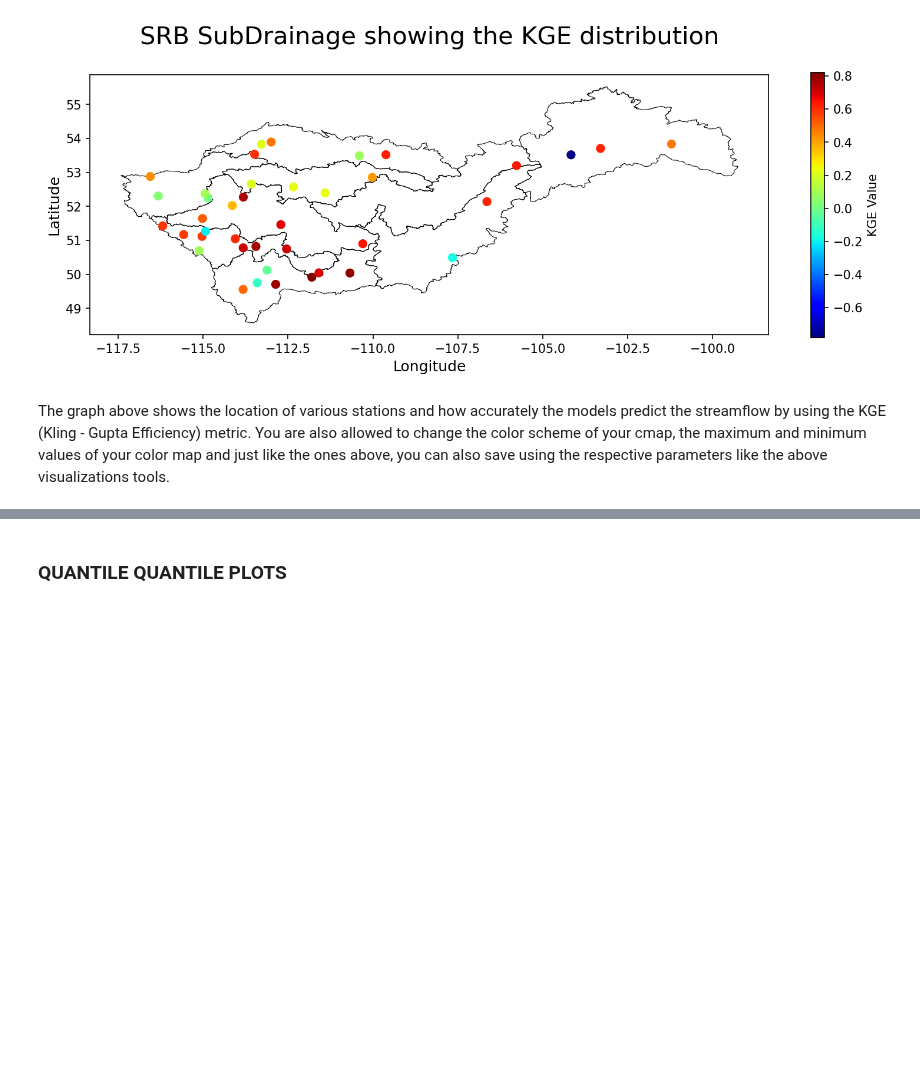
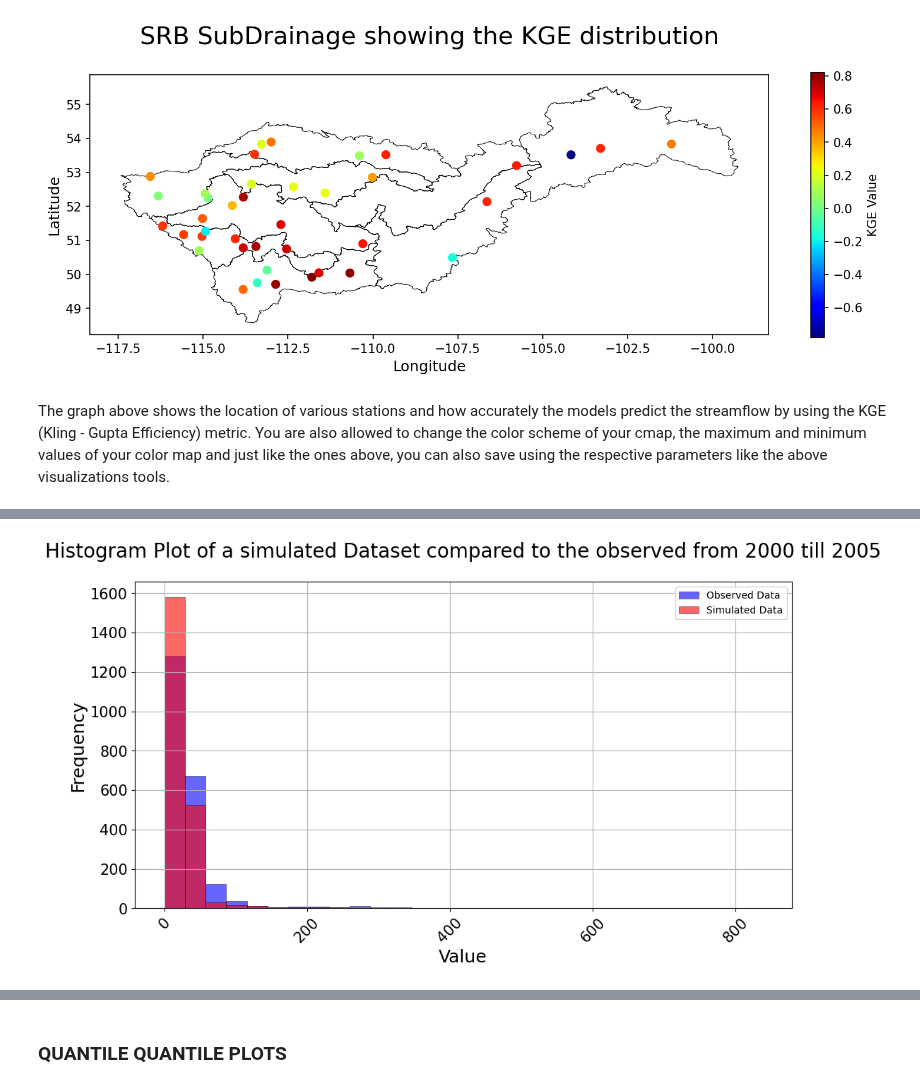
Before and after one commit to UchechukwuUdenze/NHS_PostProcessing, a Jupyter notebook: docs/source/notebooks/tutorial-visualizations.ipynb, the cells around one changed output, grey strips where cells are left out. Saved outputs shown, nothing was run; the diff lists cells and outputs as text; code cells hidden in the pictures; blank space fills up the shorter version.

Commit message:
Added the histogram plot example to the visualization tutorials

```diff
--- a/docs/source/notebooks/tutorial-visualizations.ipynb
+++ b/docs/source/notebooks/tutorial-visualizations.ipynb
@@ -258,0 +264,8 @@ The graph above shows the location of various stations and how accurately the mo
+# %%
+visuals.histogram(
+    merged_df =DATAFRAMES["DF"]['2000-01-01':'2005-12-31'].iloc[:, [0, 1]],
+    grid = True,
+    title = "Histogram Plot of a simulated Dataset compared to the observed from 2000 till 2005",
+)
+# %% [output]
+[figure, added]
```
Also changed, not shown: parts of 13 cells of this notebook, 2 other files.
